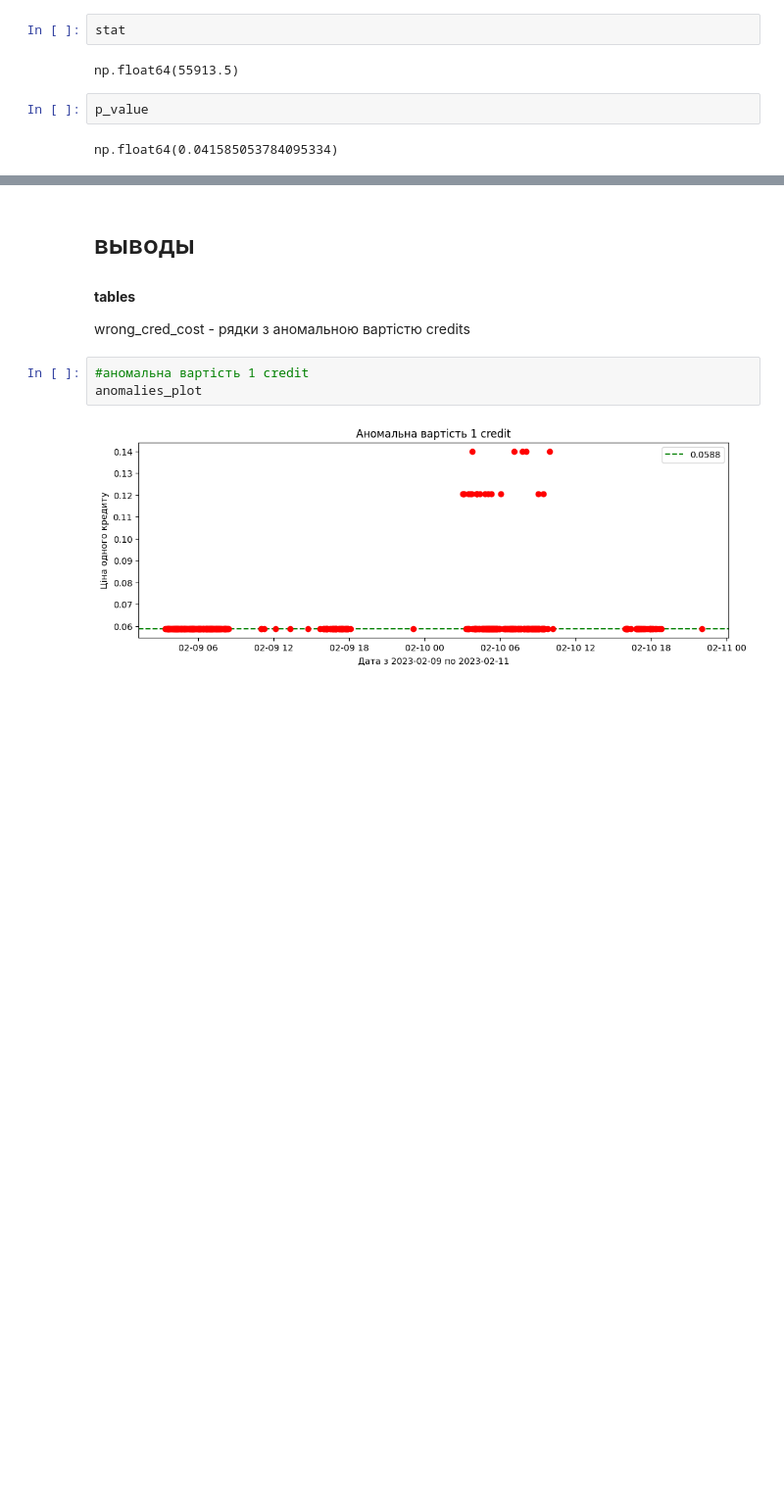
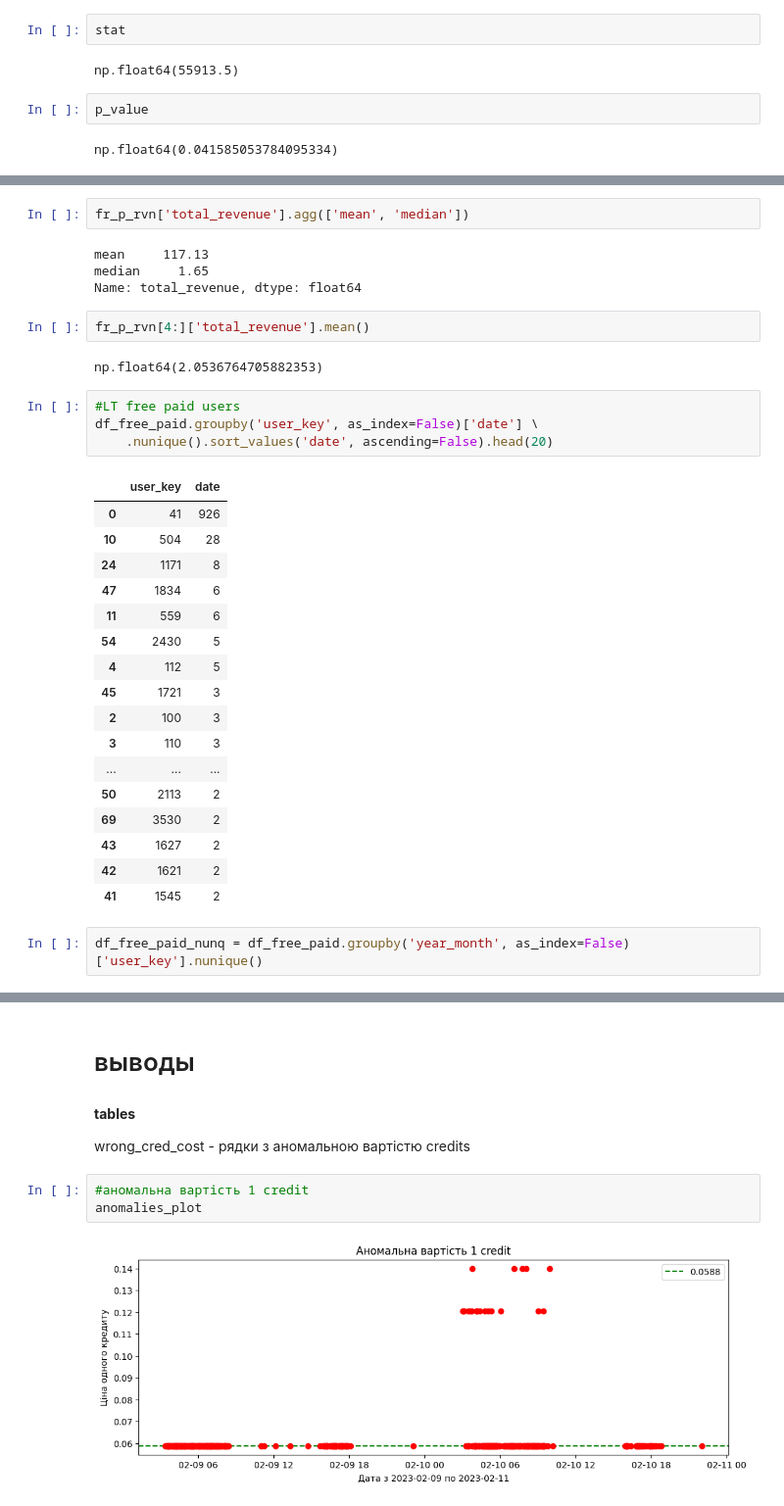
Before and after one commit to Chocopie-DA/db_analysis_sql_sweetylove, a Jupyter notebook: 03_notebooks/EDA.ipynb, the cells around one changed output, grey strips where cells are left out. Shown at 98% size. Saved outputs shown, nothing was run; the diff lists cells and outputs as text; blank space fills up the shorter version.

```diff
--- a/03_notebooks/EDA.ipynb
+++ b/03_notebooks/EDA.ipynb
@@ -1604,0 +1808,34 @@ np.float64(0.041585053784095334)
+# %%
+fr_p_rvn['total_revenue'].agg(['mean', 'median'])
+# %% [output]
+mean     117.13
+median     1.65
+Name: total_revenue, dtype: float64
+# %%
+fr_p_rvn[4:]['total_revenue'].mean()
+# %% [output]
+np.float64(2.0536764705882353)
+# %%
+#LT free paid users
+df_free_paid.groupby('user_key', as_index=False)['date'] \
+    .nunique().sort_values('date', ascending=False).head(20)
+# %% [output]
+|  | user_key | date |
+| 0 | 41 | 926 |
+| 10 | 504 | 28 |
+| 24 | 1171 | 8 |
+| 47 | 1834 | 6 |
+| 11 | 559 | 6 |
+| 54 | 2430 | 5 |
+| 4 | 112 | 5 |
+| 45 | 1721 | 3 |
+| 2 | 100 | 3 |
+| 3 | 110 | 3 |
+| ... | ... | ... |
+| 50 | 2113 | 2 |
+| 69 | 3530 | 2 |
+| 43 | 1627 | 2 |
+| 42 | 1621 | 2 |
+| 41 | 1545 | 2 |
+# %%
+df_free_paid_nunq = df_free_paid.groupby('year_month', as_index=False)['user_key'].nunique()
```
Also changed, not shown: parts of 27 cells of this notebook.
